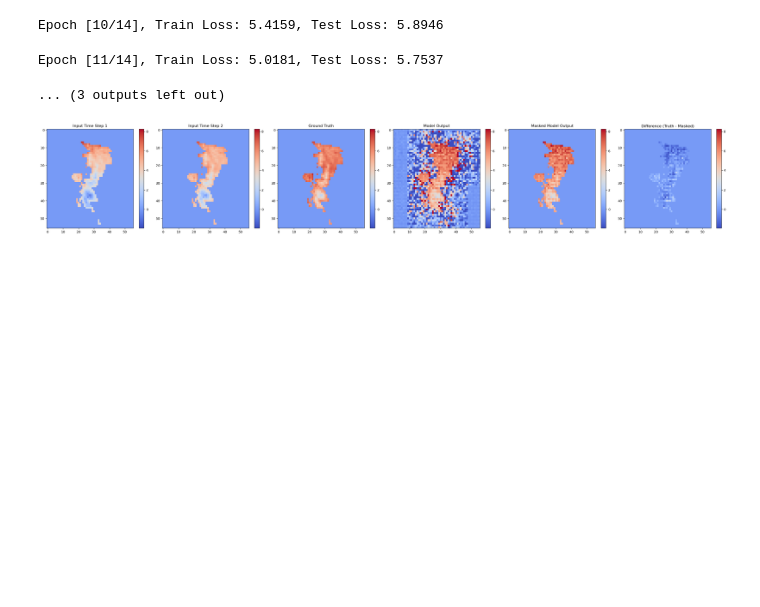
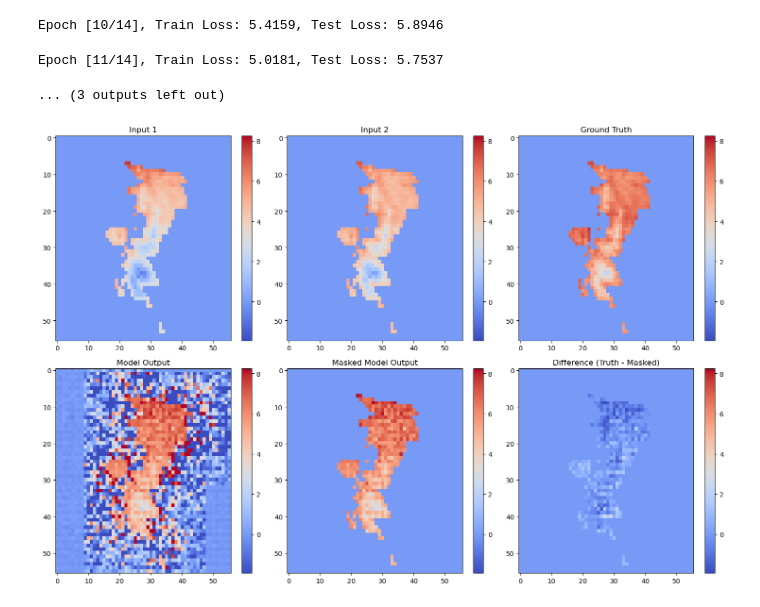
Before and after one commit to MetOffice/ai_data_readiness, a Jupyter notebook: examples/HadUK-Grid/HadUK-Grid_model.ipynb, the cells around one changed output. Saved outputs shown, nothing was run; the diff lists cells and outputs as text; code cells hidden in the pictures; blank space fills up the shorter version.

Commit message:
Update notebook visualisations

```diff
--- a/examples/HadUK-Grid/HadUK-Grid_model.ipynb
+++ b/examples/HadUK-Grid/HadUK-Grid_model.ipynb
@@ -304,40 +287,43 @@ difference = labels - masked_output
 # %%
 # Visualise the input and output data
 sample_index = 0
-
 vmin = min(features[sample_index].min(), labels[sample_index].min(), masked_output[sample_index].min(), difference[sample_index].min())
 vmax = max(features[sample_index].max(), labels[sample_index].max(), masked_output[sample_index].max(), difference[sample_index].max())
 
+plt.figure(figsize=(15, 10))
 
-plt.figure(figsize=(30, 5))
+plt.subplot(2, 3, 1)
+plt.imshow(features[sample_index, 0], cmap='coolwarm', aspect='auto', vmin=vmin, vmax=vmax)
+plt.title('Input 1')
+plt.colorbar()
 
-for time_step in range(features.shape[1]):
-    plt.subplot(1, 6, time_step + 1)
-    plt.imshow(features[sample_index, time_step], cmap='coolwarm', aspect='auto', vmin=vmin, vmax=vmax)
-    plt.title(f'Input Time Step {time_step + 1}')
-    plt.colorbar()
+plt.subplot(2, 3, 2)
+plt.imshow(features[sample_index, 1], cmap='coolwarm', aspect='auto', vmin=vmin, vmax=vmax)
+plt.title('Input 2')
+plt.colorbar()
 
-plt.subplot(1, 6, 3)
+plt.subplot(2, 3, 3)
 plt.imshow(labels[sample_index, 0], cmap='coolwarm', aspect='auto', vmin=vmin, vmax=vmax)
 plt.title('Ground Truth')
 plt.colorbar()
 
-plt.subplot(1, 6, 4)
+# Plot model outputs, masked outputs, and difference on the second row
+plt.subplot(2, 3, 4)
 plt.imshow(outputs[sample_index, 0], cmap='coolwarm', aspect='auto', vmin=vmin, vmax=vmax)
 plt.title('Model Output')
 plt.colorbar()
 
-plt.subplot(1, 6, 5)
+plt.subplot(2, 3, 5)
 plt.imshow(masked_output[sample_index, 0], cmap='coolwarm', aspect='auto', vmin=vmin, vmax=vmax)
 plt.title('Masked Model Output')
 plt.colorbar()
 
-plt.subplot(1, 6, 6)
+plt.subplot(2, 3, 6)
 plt.imshow(difference[sample_index, 0], cmap='coolwarm', aspect='auto', vmin=vmin, vmax=vmax)
 plt.title('Difference (Truth - Masked)')
 plt.colorbar()
 
 plt.tight_layout()
 plt.show()
 # %% [output]
-[figure, old version]
+[figure, new version]
```
Also changed, not shown: parts of 2 cells of this notebook.
